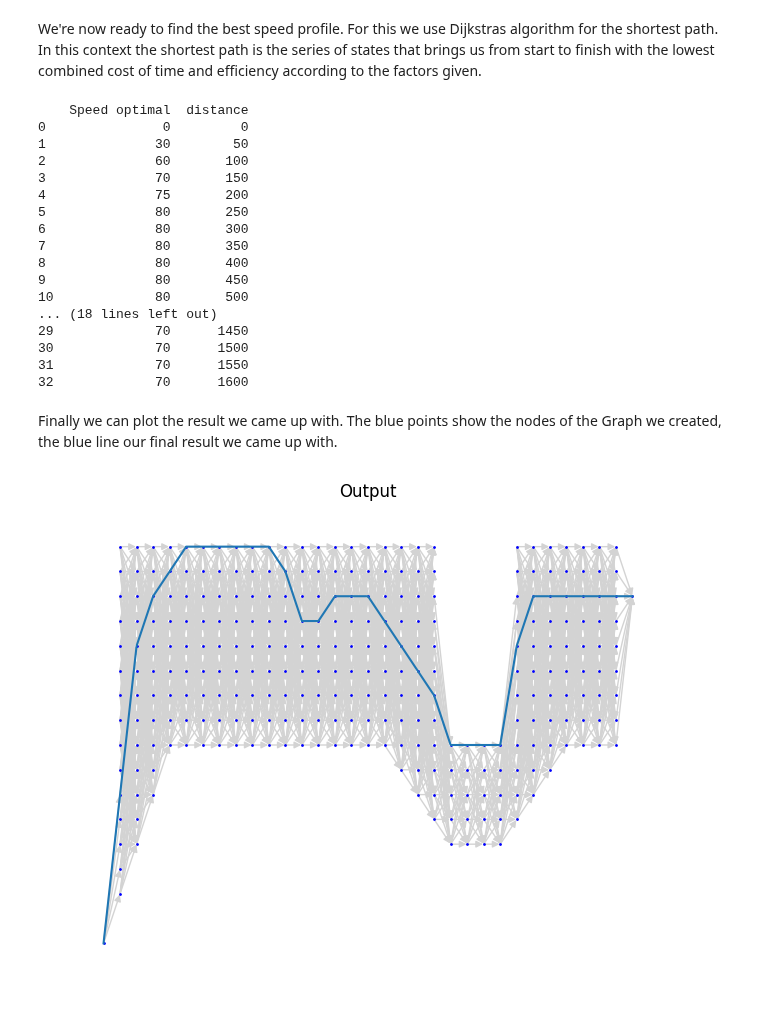
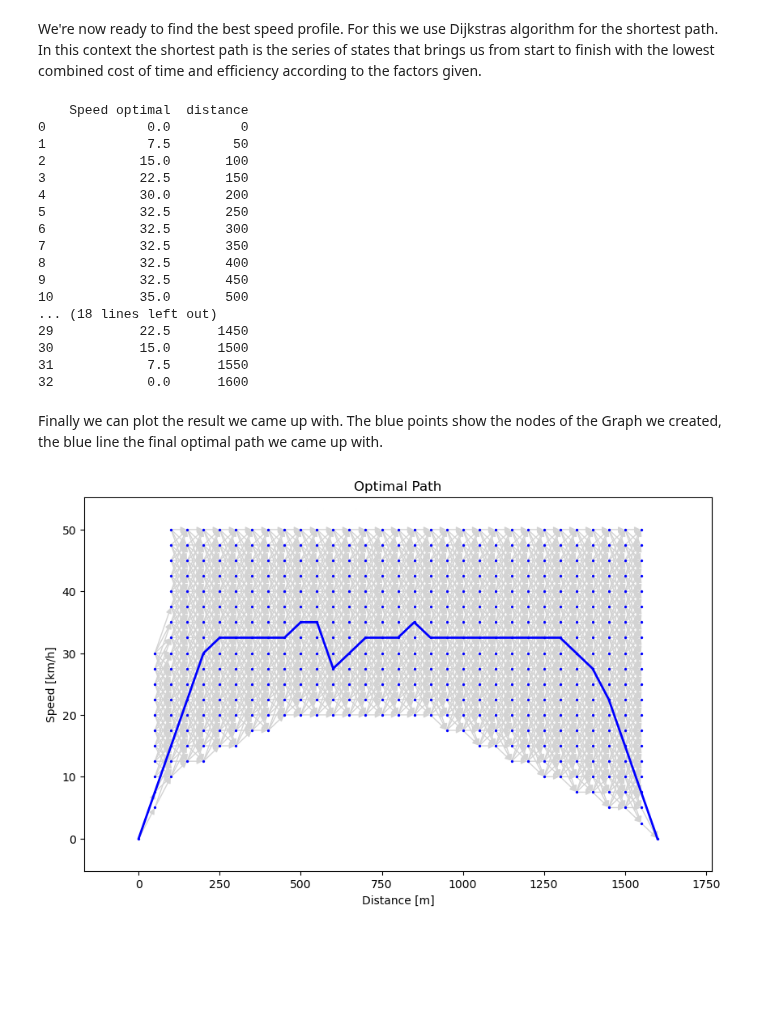
Before and after one commit to LuAmma/Graph-speed-optimisation, a Jupyter notebook: SpeedProfileOptimisation.ipynb, the cells around one changed output. Saved outputs shown, nothing was run; the diff lists cells and outputs as text; code cells hidden in the pictures; blank space fills up the shorter version.

```diff
--- a/SpeedProfileOptimisation.ipynb
+++ b/SpeedProfileOptimisation.ipynb
@@ -20,12 +23,11 @@ import math
 Then we define how strongly the desire to drive fast and the desire to drive efficient are wighted in our optimization. Only the other will be optimized if either is 0.
 # %%
 factor_time = 0.2
-factor_effiecency = 0.8
+factor_efficiency = 0.8
 # %%
 G = nx.DiGraph()
-config = pd.read_csv("track_config.csv", sep=',')
-G.add_node(0,v=0)
-coordinate_set_dict = {0: (0,0)}
+G.add_node("x0_k0",v=0) #add start node
+coordinate_set_dict = {"x0_k0": (0,0)}
 # %% [markdown]
 Now to the heart of the simulation: the assumptions taken for modelling. The following list defines the constants that we use to model the car.
 # %%
@@ -95,7 +216,10 @@ for x in range (1, len(config.index)):
 # %% [markdown]
 We're now ready to find the best speed profile. For this we use Dijkstras algorithm for the shortest path. In this context the shortest path is the series of states that brings us from start to finish with the lowest combined cost of time and efficiency according to the factors given.
 # %%
-nodelist = nx.dijkstra_path(G, 0,config.loc[len(config.index)-1]["s"]*section_length+config.loc[len(config.index)-1]["vmin"])
+x_end = len(config.index)-1
+k_end = int(np.ceil(config.loc[len(config.index)-1]["vmin"] / velocity_spacing))
+
+nodelist = nx.dijkstra_path(G, "x0_k0",f"x{x_end}_k{k_end}")
 
 outputlist = []
 for i in range(len(config.index)):
@@ -107,42 +231,54 @@ output['distance'] = output.index * section_length
 print(output)
 # %% [output]
     Speed optimal  distance
-0               0         0
-1              30        50
-2              60       100
-3              70       150
-4              75       200
-5              80       250
-6              80       300
-7              80       350
-8              80       400
-9              80       450
-10             80       500
+0             0.0         0
+1             7.5        50
+2            15.0       100
+3            22.5       150
+4            30.0       200
+5            32.5       250
+6            32.5       300
+7            32.5       350
+8            32.5       400
+9            32.5       450
+10           35.0       500
 ... (18 lines left out)
-29             70      1450
-30             70      1500
-31             70      1550
-32             70      1600
+29           22.5      1450
+30           15.0      1500
+31            7.5      1550
+32            0.0      1600
 # %% [markdown]
-Finally we can plot the result we came up with. The blue points show the nodes of the Graph we created, the blue line our final result we came up with.
+Finally we can plot the result we came up with. The blue points show the nodes of the Graph we created, the blue line the final optimal path we came up with.
 # %%
 """
 matrix = nx.to_pandas_adjacency(G)
 matrix.to_csv("AdjMatrix.csv", sep=',')
 """
 
 
 weight_list = []
 attributelist = nx.get_edge_attributes(G,'weight')
 for edge in G.edges:
     weight_list.append(attributelist[edge])
 
-nx.draw(G, pos=coordinate_set_dict, with_labels=False, node_color='blue', edge_color='lightgrey', node_size=1)
-plt.plot(output['distance'],output['Speed optimal'])
-plt.xlabel('Distance [m]')
-plt.ylabel('Speed [km/h]')
-plt.title('Output')
 
+fig, ax = plt.subplots(figsize=(10, 6))
+
+nx.draw(
+    G,
+    pos=coordinate_set_dict,
+    ax=ax,
+    with_labels=False,
+    node_color='blue',
+    edge_color='lightgrey',
+    node_size=2,
+)
+ax.plot(output['distance'], output['Speed optimal'], color='blue', linewidth=2, label='Optimal Speed')
+ax.set_xlabel('Distance [m]')
+ax.set_ylabel('Speed [km/h]')
+ax.set_title('Optimal Path')
+ax.axis('on')
+plt.tick_params(axis='both', which='both', bottom=True, left=True, labelbottom=True, labelleft=True)
 plt.show()
 # %% [output]
-[figure, old version]
+[figure, new version]
```
Also changed, not shown: parts of 8 cells of this notebook, 2 other files.
